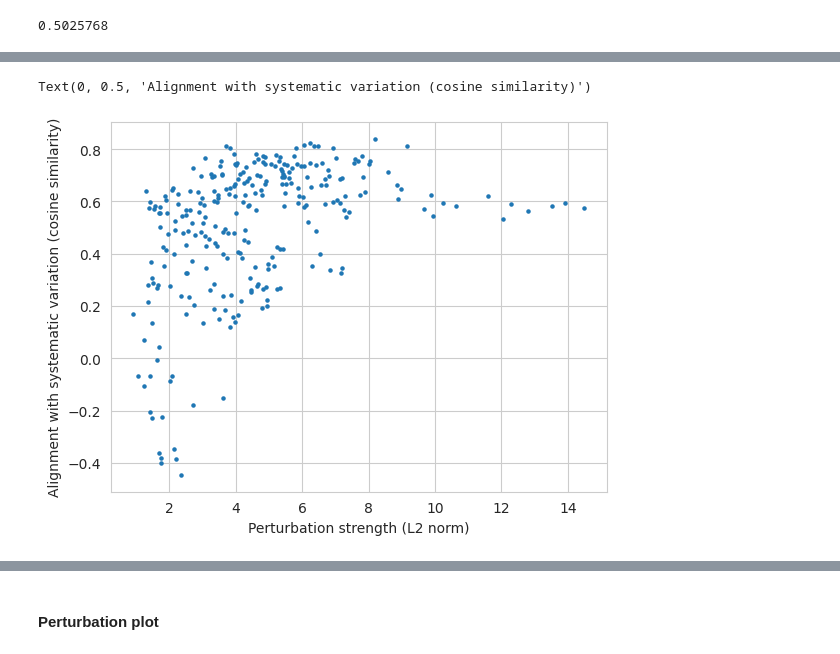
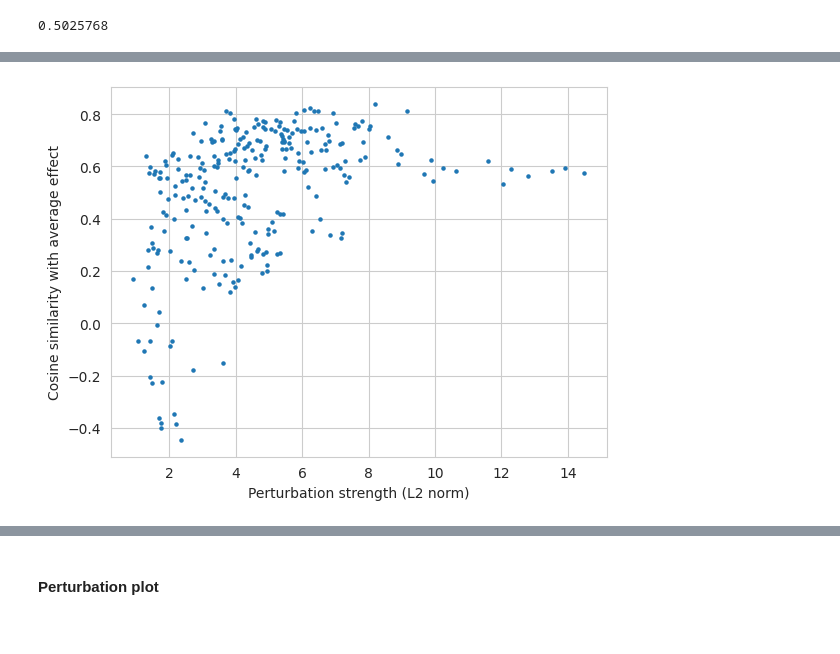
Before and after one commit to mlbio-epfl/systema, a Jupyter notebook: analysis/benchmark_norman.ipynb, the cells around one changed output, grey strips where cells are left out. Cells and saved outputs as stored; diff of their text form; code cells hidden in the pictures.

```diff
--- a/analysis/benchmark_norman.ipynb
+++ b/analysis/benchmark_norman.ipynb
@@ -1689,8 +1652,8 @@ plot_performance(results_df_, df_, metric, ylabel='Pearson correlation (top 20 D
 # %%
 merged_df = df_.merge(df_norm_, left_index=True, right_index=True, suffixes=('_cossim', '_l2'))
 plt.scatter(merged_df['value_l2'], merged_df['value_cossim'], s=5)
 plt.xlabel('Perturbation strength (L2 norm)')
-plt.ylabel('Alignment with systematic variation (cosine similarity)')
+plt.ylabel('Cosine similarity with average effect')
+plt.savefig(f'{figdir}/{dataset}_perturbationstrength_vs_alignment.pdf', bbox_inches='tight');
 # %% [output]
-Text(0, 0.5, 'Alignment with systematic variation (cosine similarity)')
-[figure, old version]
+[figure, new version]
```
Also changed, not shown: parts of 44 cells of this notebook, 4 other files.
